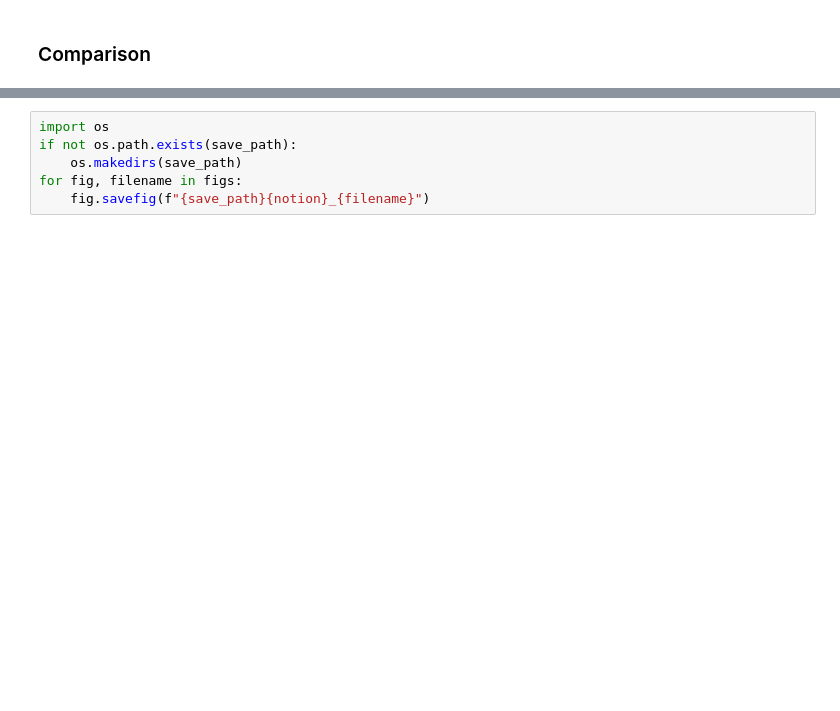
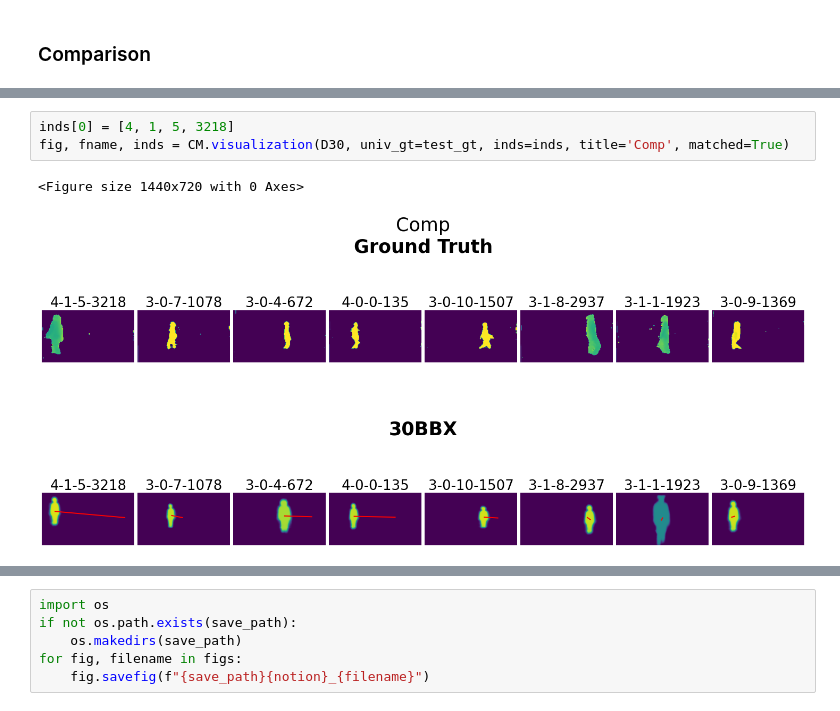
Before and after one commit to MilkywayCocktail/Models, a Jupyter notebook: BenchmarksV07C2.ipynb, the cells around one changed output, grey strips where cells are left out. Cells and saved outputs as stored; diff of their text form; blank space fills up the shorter version.

```diff
--- a/BenchmarksV07C2.ipynb
+++ b/BenchmarksV07C2.ipynb
@@ -71 +73,7 @@ figs.append(F30.plot_example())
+# %%
+inds[0] = [4, 1, 5, 3218]
+fig, fname, inds = CM.visualization(D30, univ_gt=test_gt, inds=inds, title='Comp', matched=True)
+# %% [output]
+<Figure size 1440x720 with 0 Axes>
+[figure, added]
 # %%
```
Also changed, not shown: parts of 27 cells of this notebook, 5 other files.
